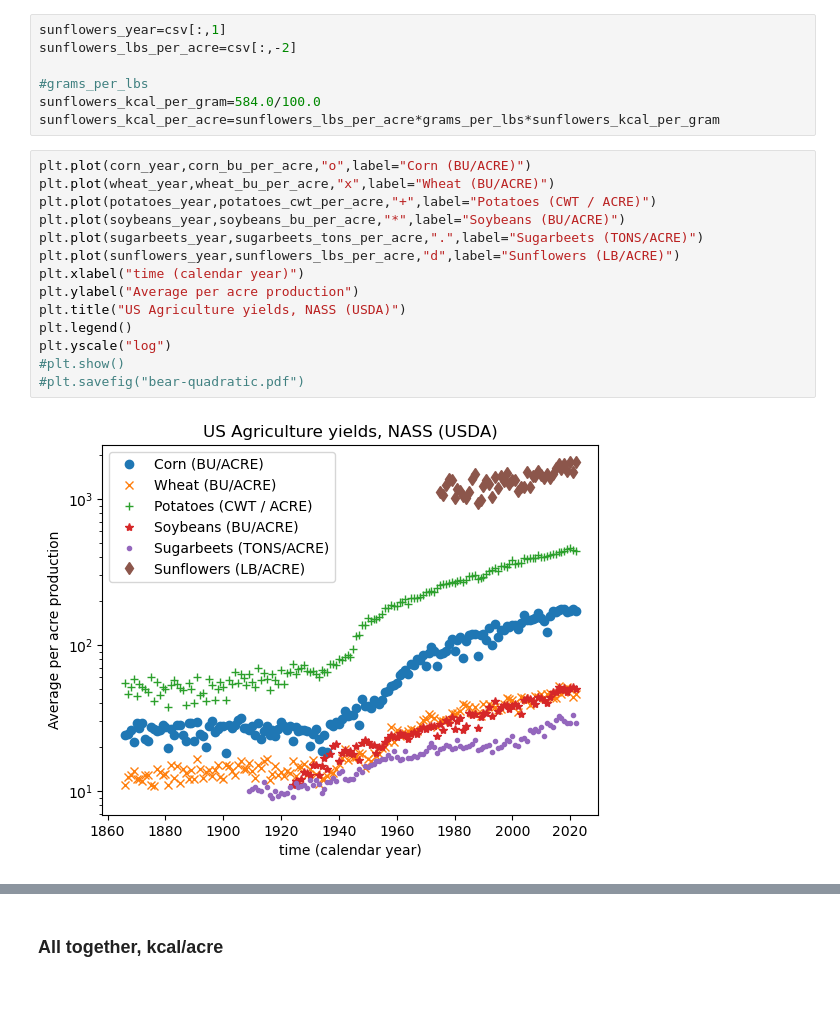
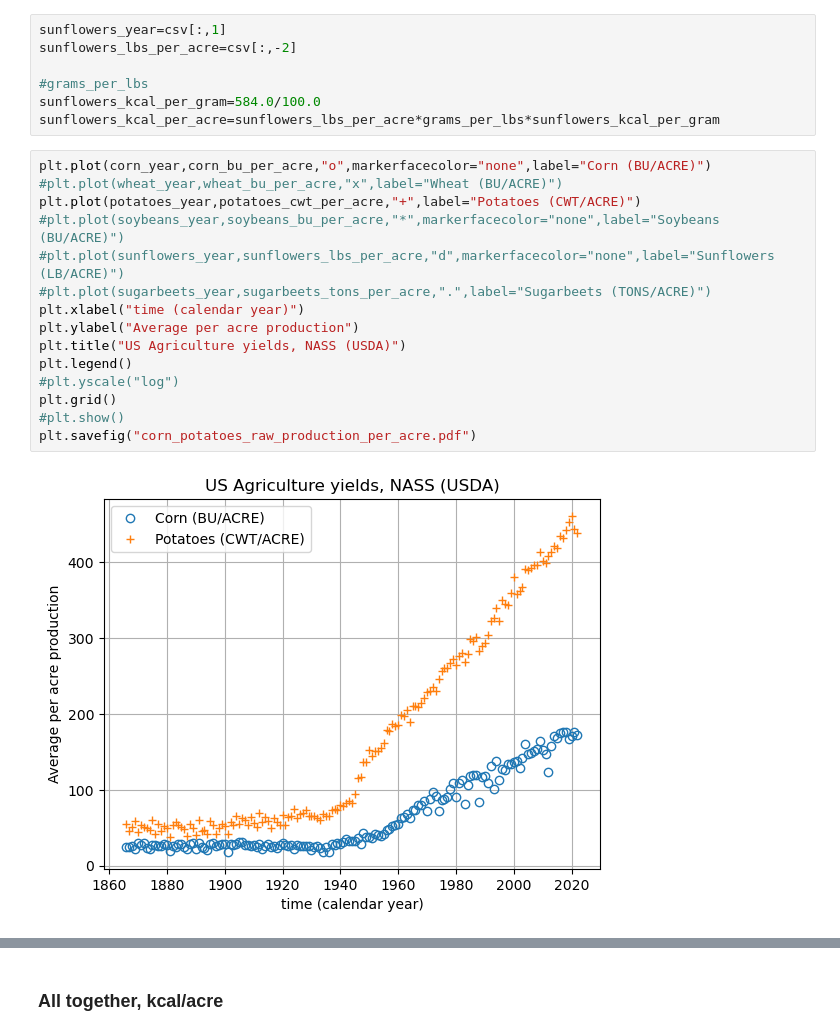
Before and after one commit to ntmoore/food_energy_paper, a Jupyter notebook: ag_yields_graph/make_figure.ipynb, the cells around one changed output, grey strips where cells are left out. Cells and saved outputs as stored; diff of their text form; blank space fills up the shorter version.

```diff
--- a/ag_yields_graph/make_figure.ipynb
+++ b/ag_yields_graph/make_figure.ipynb
@@ -269,18 +269,19 @@ sunflowers_lbs_per_acre=csv[:,-2]
 sunflowers_kcal_per_gram=584.0/100.0
 sunflowers_kcal_per_acre=sunflowers_lbs_per_acre*grams_per_lbs*sunflowers_kcal_per_gram
 # %%
-plt.plot(corn_year,corn_bu_per_acre,"o",label="Corn (BU/ACRE)")
-plt.plot(wheat_year,wheat_bu_per_acre,"x",label="Wheat (BU/ACRE)")
-plt.plot(potatoes_year,potatoes_cwt_per_acre,"+",label="Potatoes (CWT / ACRE)")
-plt.plot(soybeans_year,soybeans_bu_per_acre,"*",label="Soybeans (BU/ACRE)")
-plt.plot(sugarbeets_year,sugarbeets_tons_per_acre,".",label="Sugarbeets (TONS/ACRE)")
-plt.plot(sunflowers_year,sunflowers_lbs_per_acre,"d",label="Sunflowers (LB/ACRE)")
+plt.plot(corn_year,corn_bu_per_acre,"o",markerfacecolor="none",label="Corn (BU/ACRE)")
+#plt.plot(wheat_year,wheat_bu_per_acre,"x",label="Wheat (BU/ACRE)")
+plt.plot(potatoes_year,potatoes_cwt_per_acre,"+",label="Potatoes (CWT/ACRE)")
+#plt.plot(soybeans_year,soybeans_bu_per_acre,"*",markerfacecolor="none",label="Soybeans (BU/ACRE)")
+#plt.plot(sunflowers_year,sunflowers_lbs_per_acre,"d",markerfacecolor="none",label="Sunflowers (LB/ACRE)")
+#plt.plot(sugarbeets_year,sugarbeets_tons_per_acre,".",label="Sugarbeets (TONS/ACRE)")
 plt.xlabel("time (calendar year)")
 plt.ylabel("Average per acre production")
 plt.title("US Agriculture yields, NASS (USDA)")
 plt.legend()
-plt.yscale("log")
+#plt.yscale("log")
+plt.grid()
 #plt.show()
-#plt.savefig("bear-quadratic.pdf")
+plt.savefig("corn_potatoes_raw_production_per_acre.pdf")
 # %% [output]
-[figure, old version]
+[figure, new version]
```
Also changed, not shown: parts of 9 cells of this notebook, 9 other files.
